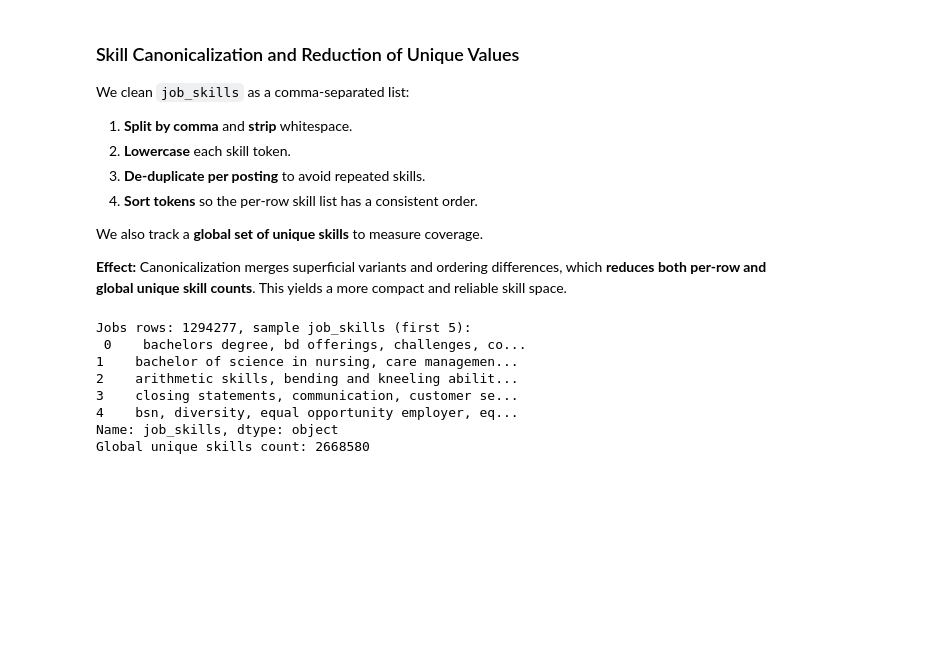
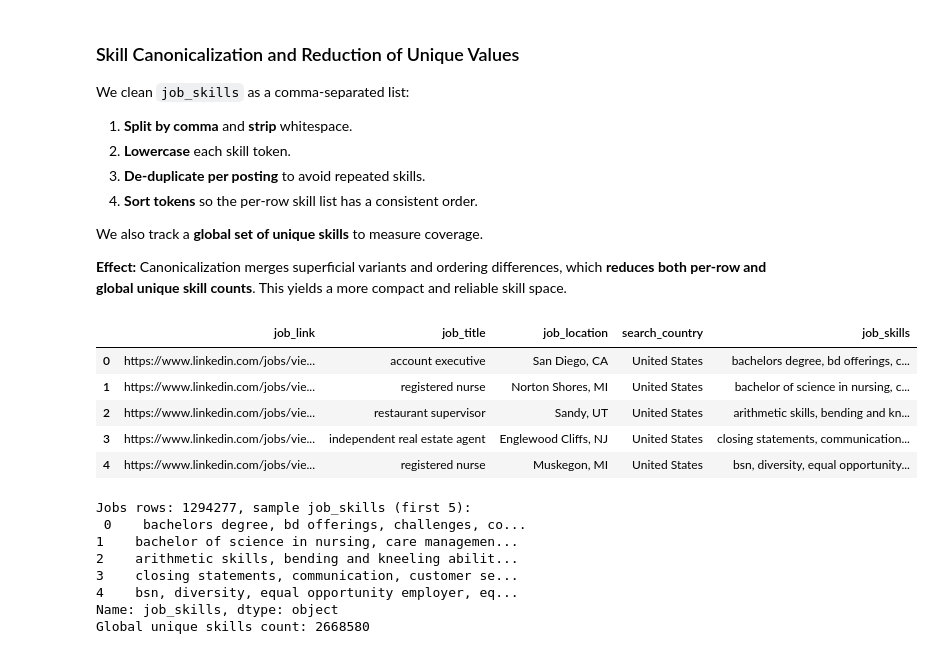
Before and after one commit to tmb2k01/linkedin-rec-sys, a Jupyter notebook: linkedin-rec-sys.ipynb, the cells around one changed output. Cells and saved outputs as stored; diff of their text form; code cells hidden in the pictures; blank space fills up the shorter version.

```diff
--- a/linkedin-rec-sys.ipynb
+++ b/linkedin-rec-sys.ipynb
@@ -185,6 +193,15 @@ def _clean_split_skills(skills_str: str):
     return ', '.join(ordered)
 
 jobs_df['job_skills'] = jobs_df['job_skills'].astype(str).apply(_clean_split_skills)
+# %%
+display(jobs_df.head())
+# %% [output]
+|  | job_link | job_title | job_location | search_country | job_skills |
+| 0 | https://www.linkedin.com/jobs/vie... | account executive | San Diego, CA | United States | bachelors degree, bd offerings, c... |
+| 1 | https://www.linkedin.com/jobs/vie... | registered nurse | Norton Shores, MI | United States | bachelor of science in nursing, c... |
+| 2 | https://www.linkedin.com/jobs/vie... | restaurant supervisor | Sandy, UT | United States | arithmetic skills, bending and kn... |
+| 3 | https://www.linkedin.com/jobs/vie... | independent real estate agent | Englewood Cliffs, NJ | United States | closing statements, communication... |
+| 4 | https://www.linkedin.com/jobs/vie... | registered nurse | Muskegon, MI | United States | bsn, diversity, equal opportunity... |
 # %%
 seen = set()
 skills_array = []
```
Also changed, not shown: parts of 8 cells of this notebook.
